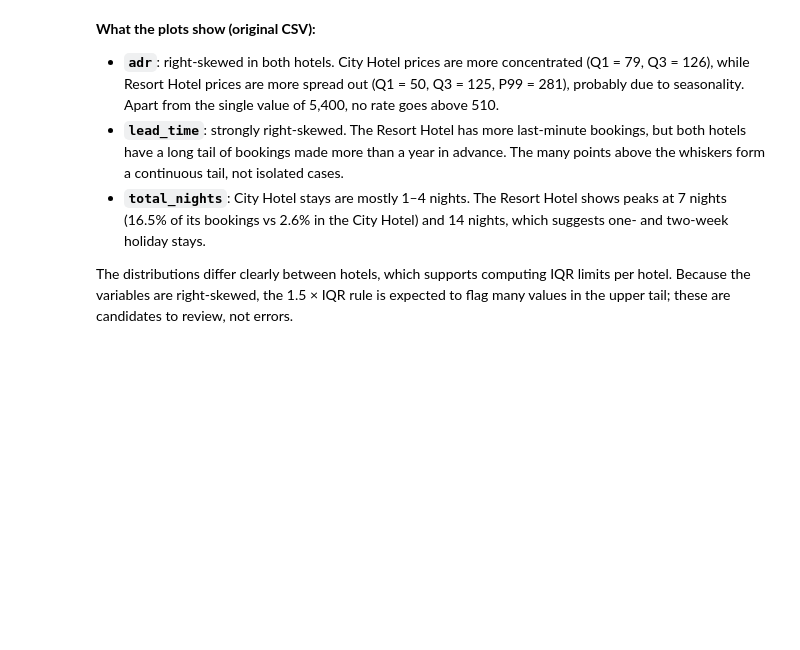
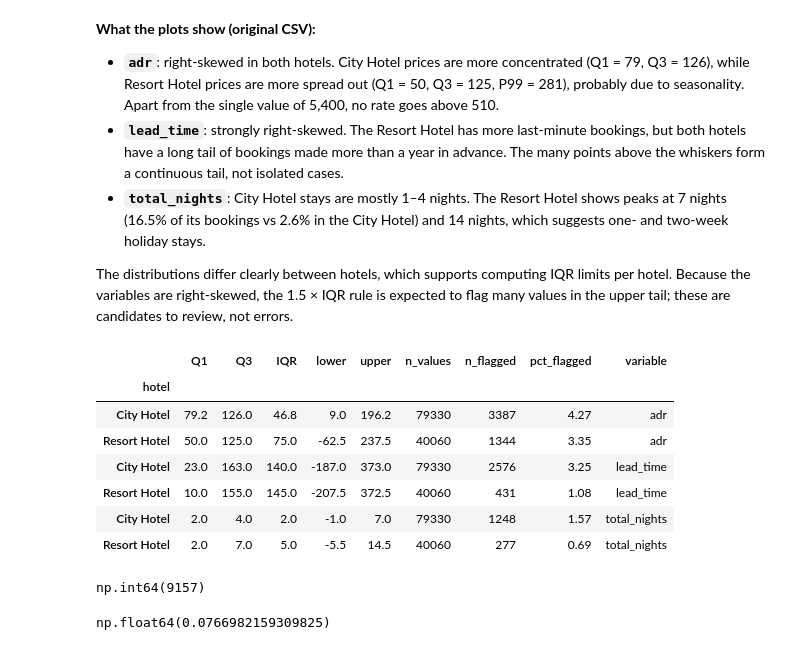
Before and after one commit to martinmon19/Assignment-MACHINE-LEARNING, a Jupyter notebook: notebooks/02_outliers.ipynb, the cells around one changed output. Cells and saved outputs as stored; diff of their text form; code cells hidden in the pictures; blank space fills up the shorter version.

Commit message:
Outliers: IQR limits per hotel and flags

```diff
--- a/notebooks/02_outliers.ipynb
+++ b/notebooks/02_outliers.ipynb
@@ -256,3 +256,43 @@ plt.show()
 The distributions differ clearly between hotels, which supports computing IQR limits per hotel.
 Because the variables are right-skewed, the 1.5 × IQR rule is expected to flag many
 values in the upper tail; these are candidates to review, not errors.
+# %%
+variables = ["adr", "lead_time", "total_nights"]
+results = []
+
+for var in variables:
+    q1 = df.groupby("hotel")[var].quantile(0.25)
+    q3 =  df.groupby("hotel")[var].quantile(0.75)
+    iqr = q3 - q1
+    lower = q1 - (1.5*iqr)
+    upper = q3 + (1.5*iqr)
+
+
+    flag_col = f"flag_{var}"
+    df[flag_col] = (df[var] > df["hotel"].map(upper)) | ((df[var] < df["hotel"].map(lower)))
+
+
+    table = pd.DataFrame({
+        "Q1": q1,
+        "Q3": q3,
+        "IQR": iqr,
+        "lower": lower,
+        "upper": upper,
+        "n_values": df.groupby("hotel")[var].count(),
+        "n_flagged":  df.groupby("hotel")[flag_col].sum(),
+        "pct_flagged":  df.groupby("hotel")[flag_col].mean()*100,
+    })
+    table["variable"] = var
+    results.append(table)
+
+iqr_table = pd.concat(results)
+iqr_table.round(2)
+# %% [output]
+|  | Q1 | Q3 | IQR | lower | upper | n_values | n_flagged | pct_flagged | variable |
+| hotel |  |  |  |  |  |  |  |  |  |
+| City Hotel | 79.2 | 126.0 | 46.8 | 9.0 | 196.2 | 79330 | 3387 | 4.27 | adr |
+| Resort Hotel | 50.0 | 125.0 | 75.0 | -62.5 | 237.5 | 40060 | 1344 | 3.35 | adr |
+| City Hotel | 23.0 | 163.0 | 140.0 | -187.0 | 373.0 | 79330 | 2576 | 3.25 | lead_time |
+| Resort Hotel | 10.0 | 155.0 | 145.0 | -207.5 | 372.5 | 40060 | 431 | 1.08 | lead_time |
+| City Hotel | 2.0 | 4.0 | 2.0 | -1.0 | 7.0 | 79330 | 1248 | 1.57 | total_nights |
+| Resort Hotel | 2.0 | 7.0 | 5.0 | -5.5 | 14.5 | 40060 | 277 | 0.69 | total_nights |
@@ -258,0 +301,8 @@ values in the upper tail; these are candidates to review, not errors.
+# %%
+df['any_flag'].sum()
+# %% [output]
+np.int64(9157)
+# %%
+df['any_flag'].mean()
+# %% [output]
+np.float64(0.0766982159309825)
```
Also changed, not shown: parts of 3 cells of this notebook.
